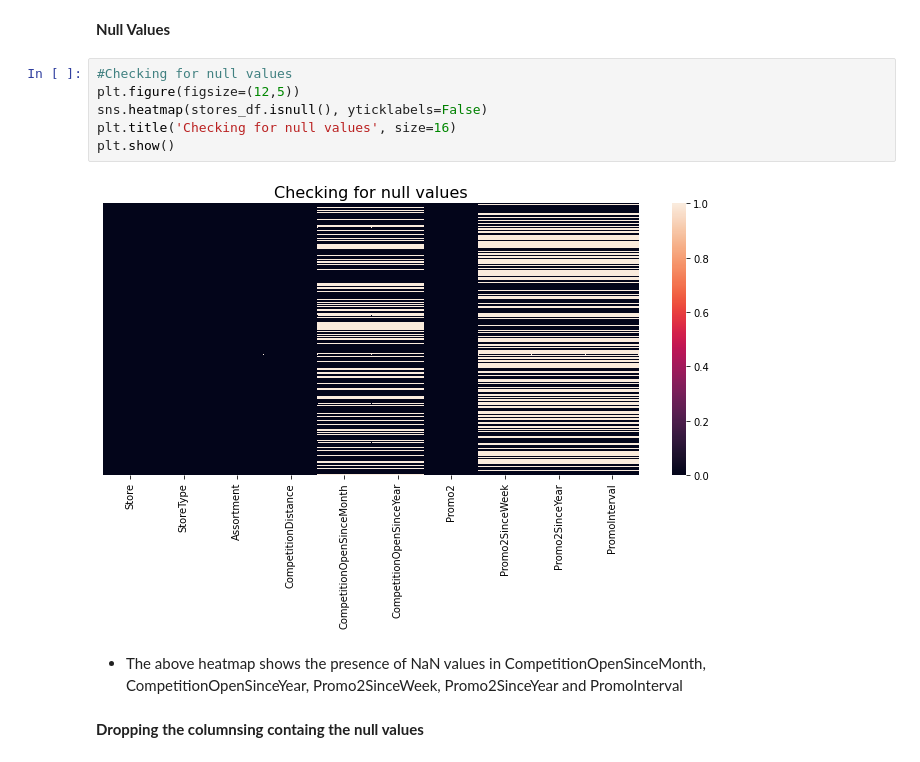
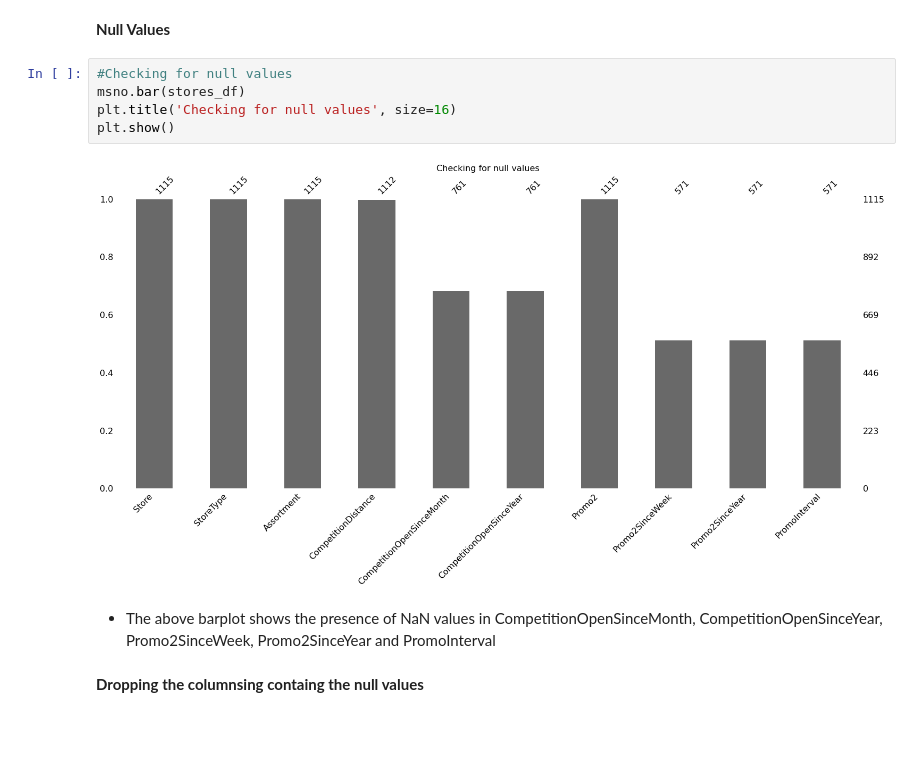
Before and after one commit to Narayan718/Rossmann_stores, a Jupyter notebook: Rossmann.ipynb, the cells around one changed output. Drawn from its saved outputs; the diff is of its cells as text; blank space fills up the shorter version.

```diff
--- a/Rossmann.ipynb
+++ b/Rossmann.ipynb
@@ -497,14 +496,13 @@ dtype: int64
 **Null Values**
 # %%
 #Checking for null values
-plt.figure(figsize=(12,5))
-sns.heatmap(stores_df.isnull(), yticklabels=False)
+msno.bar(stores_df)
 plt.title('Checking for null values', size=16)
 plt.show()
 # %% [output]
-[figure, old version]
+[figure, new version]
 # %% [markdown]
-* The above heatmap shows the presence of NaN values in CompetitionOpenSinceMonth, CompetitionOpenSinceYear, Promo2SinceWeek, Promo2SinceYear and PromoInterval
+* The above barplot shows the presence of NaN values in CompetitionOpenSinceMonth, CompetitionOpenSinceYear, Promo2SinceWeek, Promo2SinceYear and PromoInterval
 # %% [markdown]
 **Dropping the columnsing containg the null values**
 # %%
```
Also changed, not shown: parts of 17 cells of this notebook.
